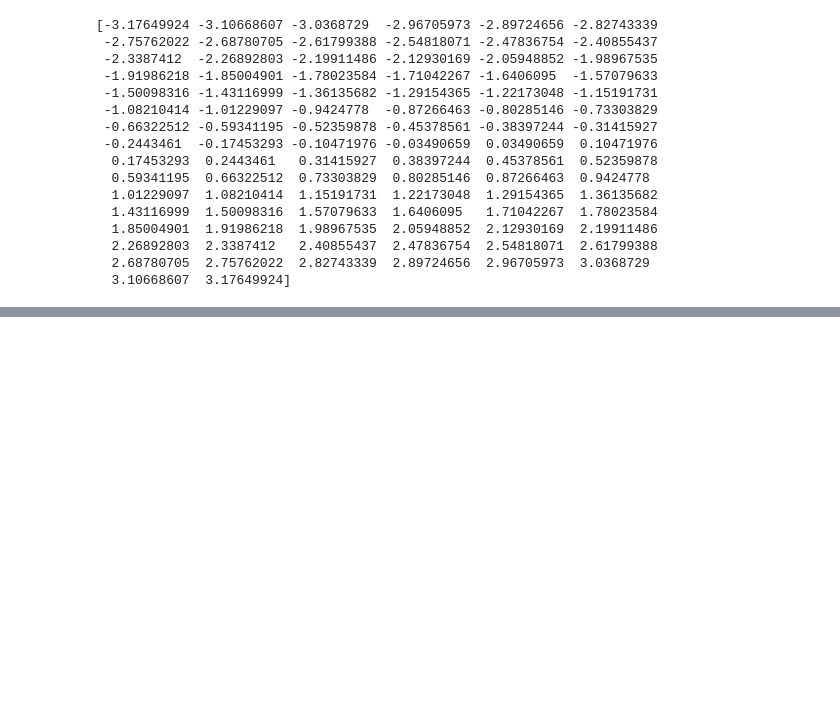
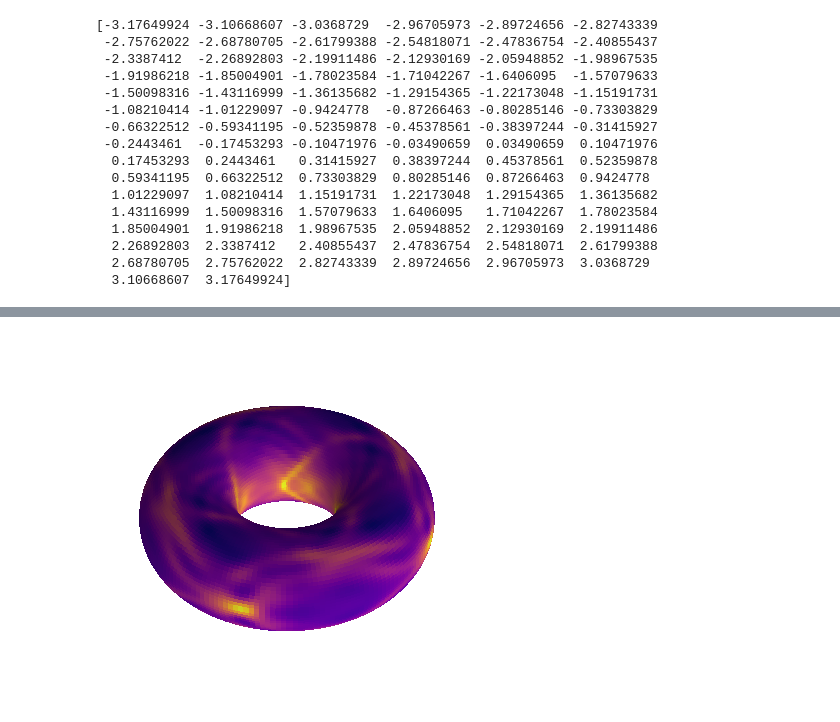
Before and after one commit to dana-grund/HPC4WC, a Jupyter notebook: projects/2023/project06_shallow_water/visualization/visualization.ipynb, the cells around one changed output, grey strips where cells are left out. Cells and saved outputs as stored; diff of their text form; code cells hidden in the pictures; blank space fills up the shorter version.

```diff
--- a/projects/2023/project06_shallow_water/visualization/visualization.ipynb
+++ b/projects/2023/project06_shallow_water/visualization/visualization.ipynb
@@ -104,0 +110,26 @@ cbar.set_label("fluid height (m)")
+# %%
+timestep = 5
+
+# normalize h from 0 to 1
+h_norm = (h[:,:,timestep] - np.min(h[:,:,timestep])) / (np.max(h[:,:,timestep]) - np.min(h[:,:,timestep]))
+
+aspect_ratio = 0.5
+c, a = 1, aspect_ratio
+x = (c + a*np.cos(theta)) * np.cos(phi)
+y = (c + a*np.cos(theta)) * np.sin(phi)
+z = a * np.sin(theta)
+
+fig = plt.figure(figsize=(10,10))
+ax1 = fig.add_subplot(121, projection='3d')
+ax1.set_zlim(-1,1)
+my_col = cm.plasma(h_norm)
+ax1.plot_surface(x, y, z, rstride=1, cstride=1, facecolors=my_col,linewidth=0, antialiased=False)
+ax1.view_init(40,10)
+# hide axis
+ax1.set_axis_off()
+# aspect ratio
+ax1.set_aspect('equal')
+# zoom in
+ax1.dist = 7
+# %% [output]
+[figure, added]
```
Also changed, not shown: parts of 5 cells of this notebook, 6 other files.
